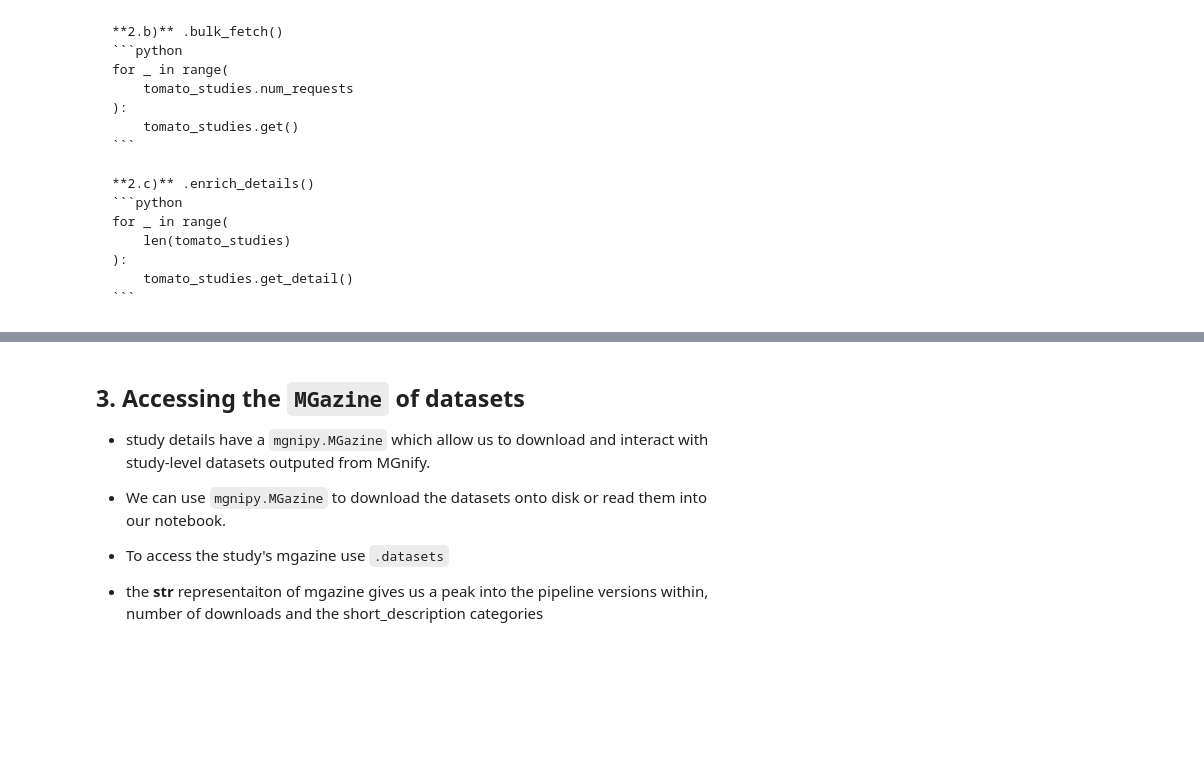
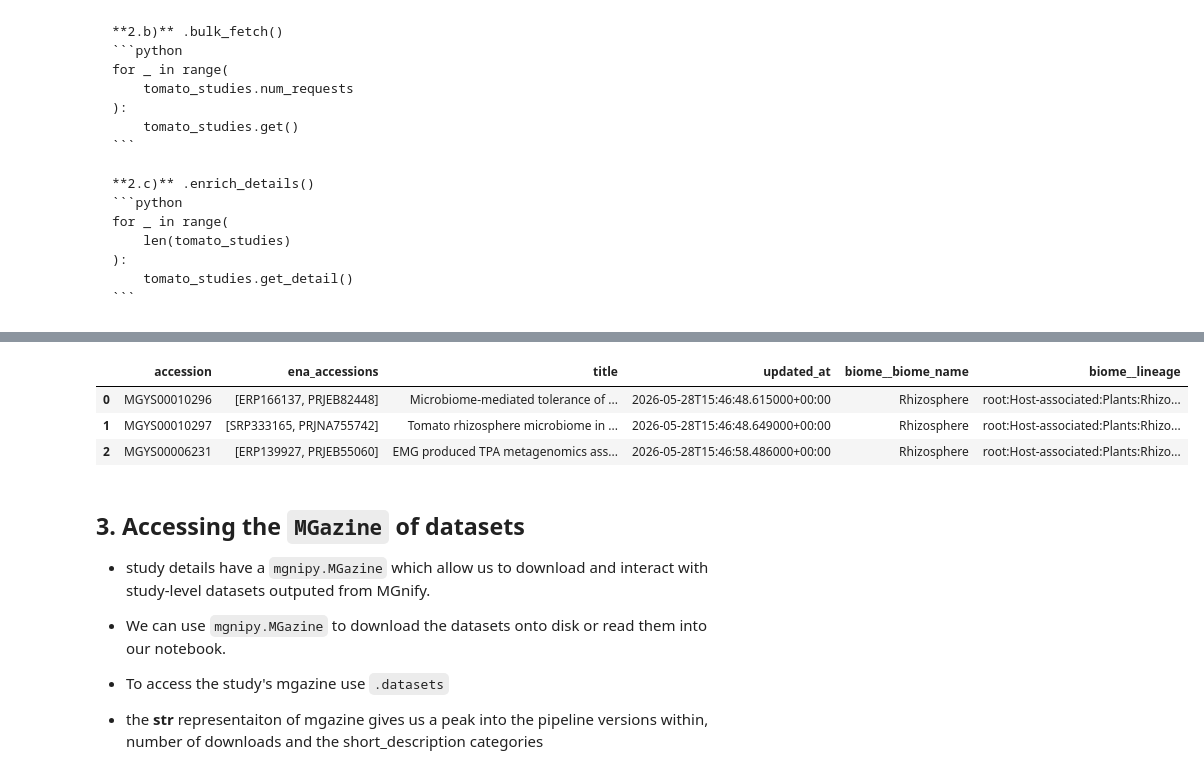
Before and after one commit to EBI-Metagenomics/mgnipy, a Jupyter notebook: docs/notebooks/getting-started/4_downloading_data.ipynb, the cells around one changed output, grey strips where cells are left out. Saved outputs shown, nothing was run; the diff lists cells and outputs as text; code cells hidden in the pictures; blank space fills up the shorter version.

```diff
--- a/docs/notebooks/getting-started/4_downloading_data.ipynb
+++ b/docs/notebooks/getting-started/4_downloading_data.ipynb
@@ -119,3 +65,29 @@ DEBUG:mgnipy.V2.query_set:Returning results for studies with pages: [1]
+# %%
+from mgnipy import MGnipy
+
+# 1. init with default config
+MG = MGnipy(
+    cache_dir="downloads"
+)
+
+# 2.a) setup studies mgnifier (build queries)
+tomato_studies = MG.studies(
+    biome_lineage="root:Host-associated:Plants:Rhizosphere", search="tomato", page_size=3
+)
+
+# 2.b) execute the list query (get the study list)
+tomato_studies.bulk_fetch(limit=1)
+
+# 2.c) get the study list (execute all detail queries)
+await tomato_studies.aenrich_details()
+
+# take a look at the studies details results as a pandas df
+tomato_studies.metadata.to_pandas(expand_nested_dicts=True)
+# %% [output]
+|  | accession | ena_accessions | title | updated_at | biome__biome_name | biome__lineage |
+| 0 | MGYS00010296 | [ERP166137, PRJEB82448] | Microbiome-mediated tolerance of ... | 2026-05-28T15:46:48.615000+00:00 | Rhizosphere | root:Host-associated:Plants:Rhizo... |
+| 1 | MGYS00010297 | [SRP333165, PRJNA755742] | Tomato rhizosphere microbiome in ... | 2026-05-28T15:46:48.649000+00:00 | Rhizosphere | root:Host-associated:Plants:Rhizo... |
+| 2 | MGYS00006231 | [ERP139927, PRJEB55060] | EMG produced TPA metagenomics ass... | 2026-05-28T15:46:58.486000+00:00 | Rhizosphere | root:Host-associated:Plants:Rhizo... |
 # %% [markdown]
 ## 3. Accessing the `MGazine` of datasets
 
```
Also changed, not shown: parts of 11 cells of this notebook, 11 other files.
